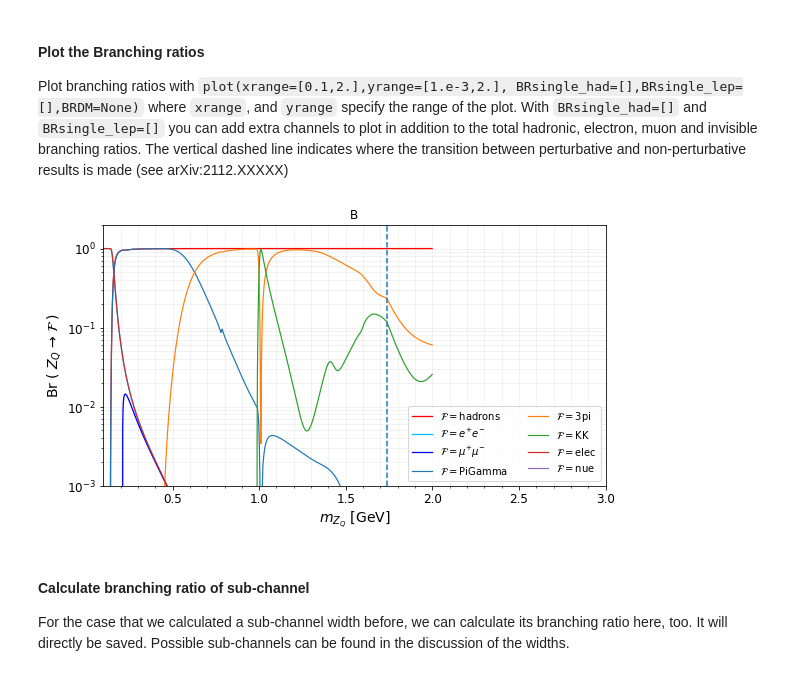
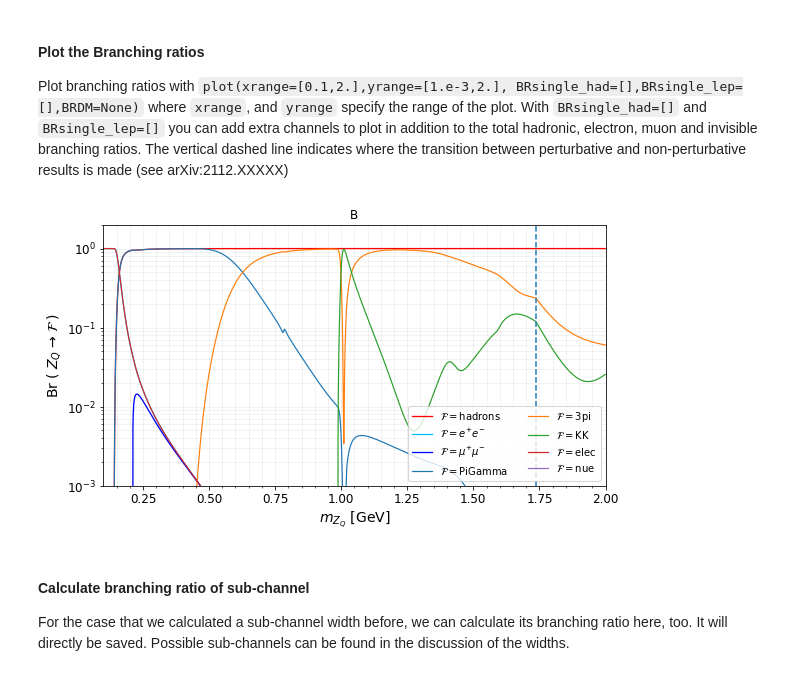
Before and after one commit to preimitz/DeLiVeR, a Jupyter notebook: tutorial.ipynb, the cells around one changed output. Drawn from its saved outputs; the diff is of its cells as text; code cells hidden in the pictures.

```diff
--- a/tutorial.ipynb
+++ b/tutorial.ipynb
@@ -164,9 +167,9 @@ brs.calc()
 
 Plot branching ratios with `plot(xrange=[0.1,2.],yrange=[1.e-3,2.], BRsingle_had=[],BRsingle_lep=[],BRDM=None)` where `xrange`, and `yrange` specify the range of the plot. With `BRsingle_had=[]` and `BRsingle_lep=[]` you can add extra channels to plot in addition to the total hadronic, electron, muon and invisible branching ratios. The vertical dashed line indicates where the transition between perturbative and non-perturbative results is made (see arXiv:2112.XXXXX)
 # %%
-brplot= brs.plot(xrange=[0.1,3.0],BRsingle_had=["PiGamma","3pi","KK"],BRsingle_lep=["elec","nue"])
+brplot= brs.plot(xrange=[0.1,2.0],BRsingle_had=["PiGamma","3pi","KK"],BRsingle_lep=["elec","nue"])
 # %% [output]
-[figure, old version]
+[figure, new version]
 # %% [markdown]
 #### Calculate branching ratio of sub-channel
 
```
Also changed, not shown: parts of 4 cells of this notebook, 2 other files.
